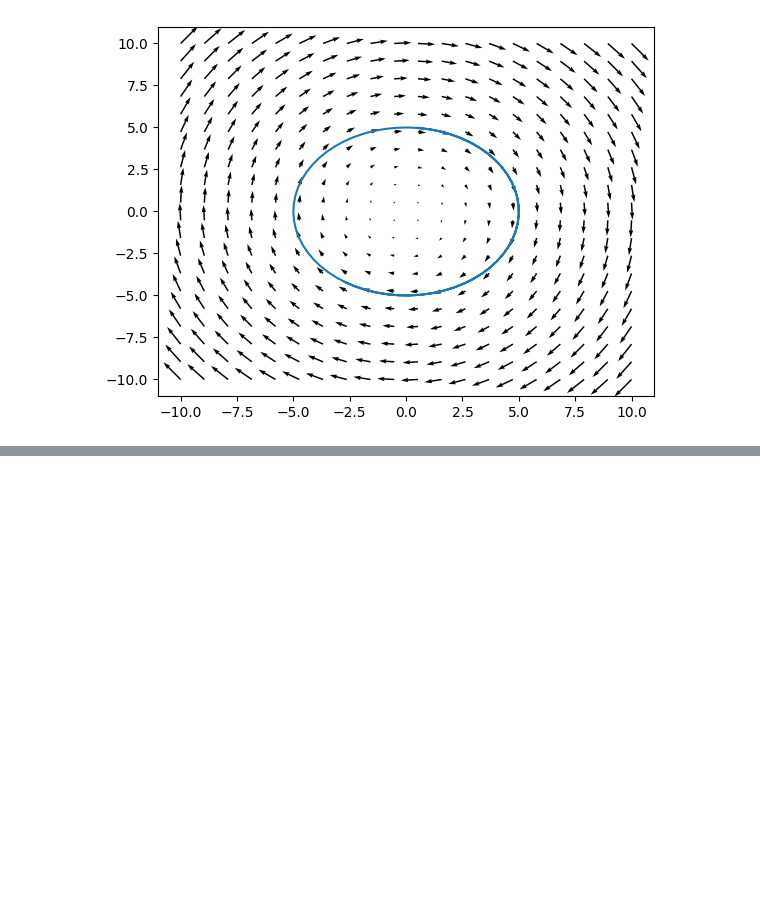
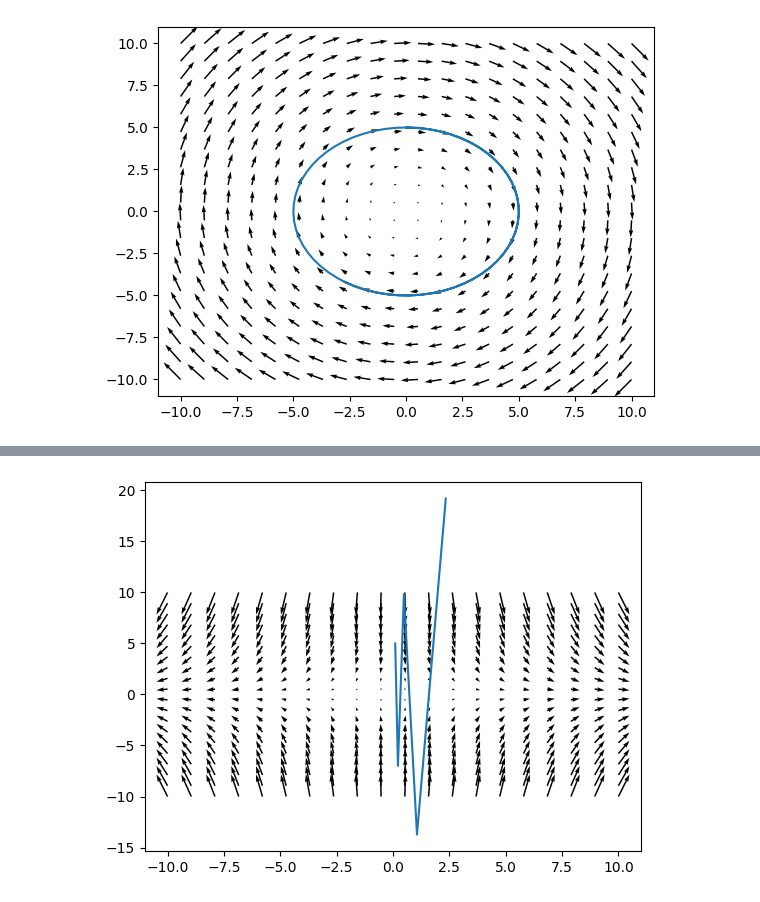
Before and after one commit to rportocarrero/Python, a Jupyter notebook: Vector Fields/Vector Fields.ipynb, the cells around one changed output, grey strips where cells are left out. Drawn from its saved outputs; the diff is of its cells as text; code cells hidden in the pictures; blank space fills up the shorter version.

```diff
--- a/Vector Fields/Vector Fields.ipynb
+++ b/Vector Fields/Vector Fields.ipynb
@@ -247,0 +312,25 @@ plt.show()
+# %%
+#Forward Euler exponential decay Simulation stepsize larger than 2/k
+#define simulation
+timestep = 1.2
+stop_time = 4
+sim_time = np.arange(0,stop_time,timestep)
+state = [0.1,5]
+
+#define outputs
+x_out_fe = [state[0]]
+y_out_fe = [state[1]]
+
+# Run simulation
+for t in sim_time:
+    state = forward_euler(exp_decay,state[0],state[1],timestep)
+    x_out_fe.append(state[0])
+    y_out_fe.append(state[1])
+
+# plot output
+plt.plot(x_out_fe,y_out_fe)
+u,v = exp_decay(x,y)
+plt.quiver(x,y,u,v)
+plt.show()
+# %% [output]
+[figure, added]
```
Also changed, not shown: parts of 16 cells of this notebook.
